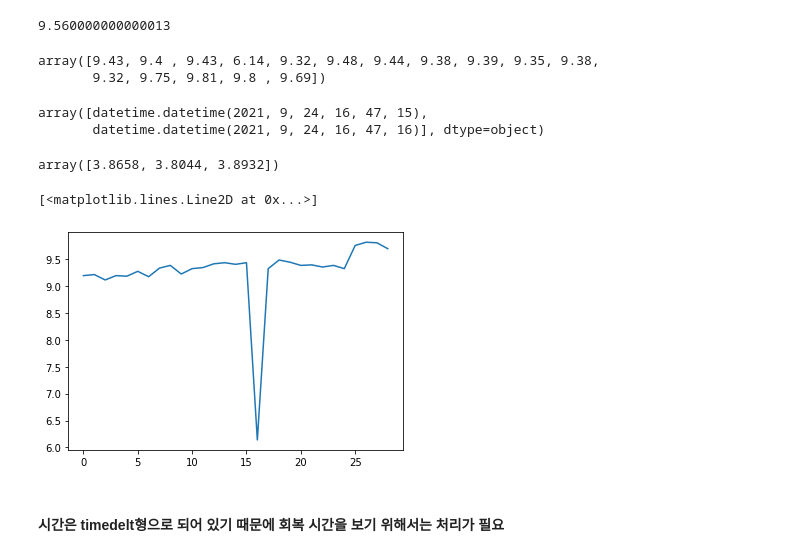
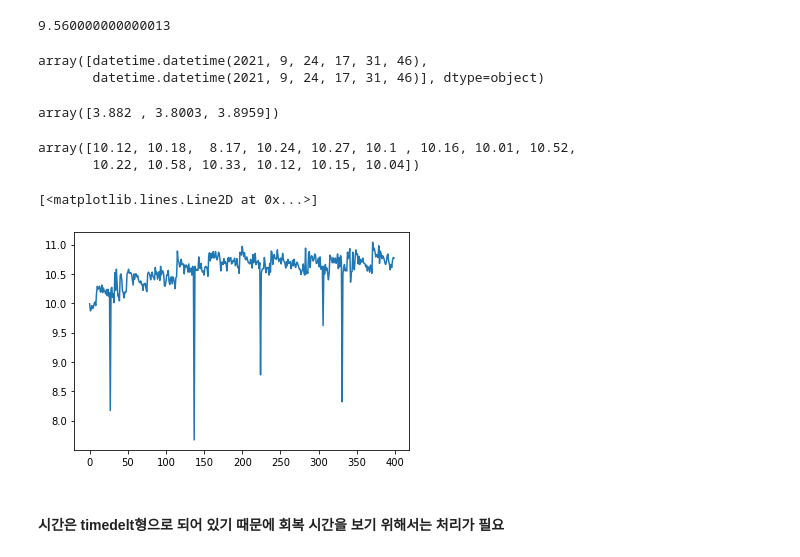
Before and after one commit to minD9it/Battery, a Jupyter notebook: DataAnalysis_v1.0.ipynb, the cells around one changed output. Saved outputs shown, nothing was run; the diff lists cells and outputs as text; code cells hidden in the pictures.

```diff
--- a/DataAnalysis_v1.0.ipynb
+++ b/DataAnalysis_v1.0.ipynb
@@ -10,7 +10,7 @@ from tqdm import tqdm
 # %% [markdown]
 ### 데이터 불러오기
 # %%
-data = pd.read_csv("Record File__0mA(29s)~30mA(1s)(통합).csv") #통합 데이터
+data = pd.read_csv("data/0mA(29s)~30mA(1s)_(DODI_C).csv") #통합 데이터
 data.describe()
 # %% [output]
 |  | Voltage(V) | Current(A) | Resistance(Ohm) | Power(W) |
@@ -62,3 +68,3 @@ for i in tqdm(date___):
 # %%
-comm_A = np.where(data['Current(A)'] > 0.020) #통신 전류
+#comm_A = np.where(data['Current(A)'] > 0.010) #통신 전류
 # %%
@@ -66,5 +72,5 @@ comm_V_ = np.where(data['Voltage(V)'] < 2.000) #2v가 넘는 곳의 인덱스
 # %%
-comm_V = np.array(comm_V_).reshape(len(comm_V_[0]))
+#comm_V = np.array(comm_V_).reshape(len(comm_V_[0]))
 # %% [markdown]
 #### 전압이 2v이상인 통신 전류 데이터 인덱스
 # %%
@@ -164,25 +170,25 @@ plt.plot(np.max(recovery_rate[:20], axis=1))
 (3.9000 - 3.8044) *100
 # %% [output]
 9.560000000000013
+# %%
+recovery_time[127]
+# %% [output]
+array([datetime.datetime(2021, 9, 24, 17, 31, 46),
+       datetime.datetime(2021, 9, 24, 17, 31, 46)], dtype=object)
+# %%
+recovery_volt[127]
+# %% [output]
+array([3.882 , 3.8003, 3.8959])
 # %%
-np.max(recovery_rate[34:50], axis=1)
+np.max(recovery_rate[125:140], axis=1)
 # %% [output]
-array([9.43, 9.4 , 9.43, 6.14, 9.32, 9.48, 9.44, 9.38, 9.39, 9.35, 9.38,
-       9.32, 9.75, 9.81, 9.8 , 9.69])
+array([10.12, 10.18,  8.17, 10.24, 10.27, 10.1 , 10.16, 10.01, 10.52,
+       10.22, 10.58, 10.33, 10.12, 10.15, 10.04])
-# %%
-recovery_time[37]
-# %% [output]
-array([datetime.datetime(2021, 9, 24, 16, 47, 15),
-       datetime.datetime(2021, 9, 24, 16, 47, 16)], dtype=object)
-# %%
-recovery_volt[37]
-# %% [output]
-array([3.8658, 3.8044, 3.8932])
 # %%
-plt.plot(np.max(recovery_rate[21:50], axis=1))
+plt.plot(np.max(recovery_rate[100:500], axis=1))
 # %% [output]
 [<matplotlib.lines.Line2D at 0x...>]
-[figure, old version]
+[figure, new version]
 # %% [markdown]
 #### 시간은 timedelt형으로 되어 있기 때문에 회복 시간을 보기 위해서는 처리가 필요
 # %%
```
Also changed, not shown: parts of 3 cells of this notebook.
